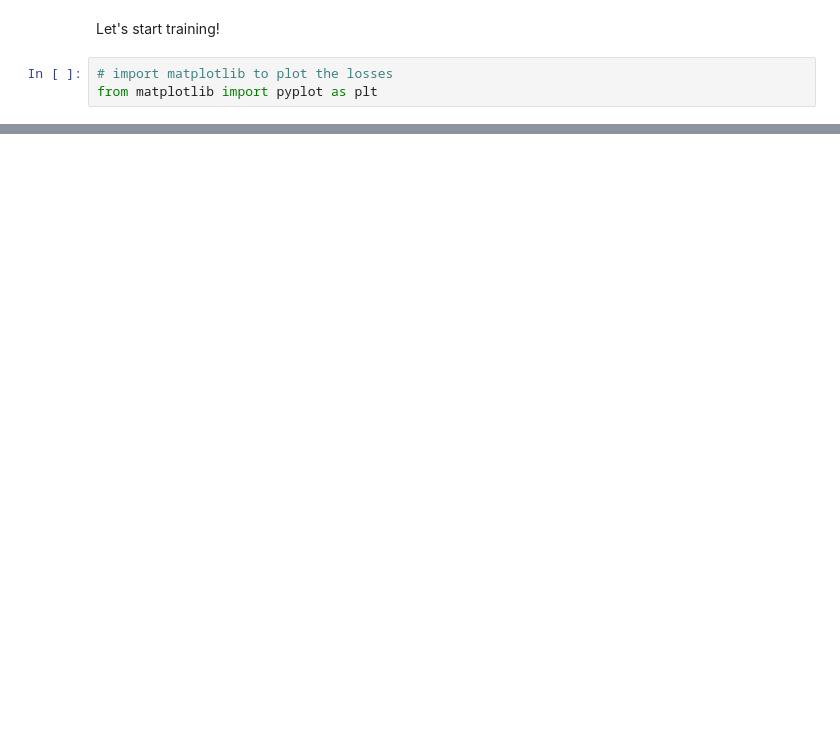
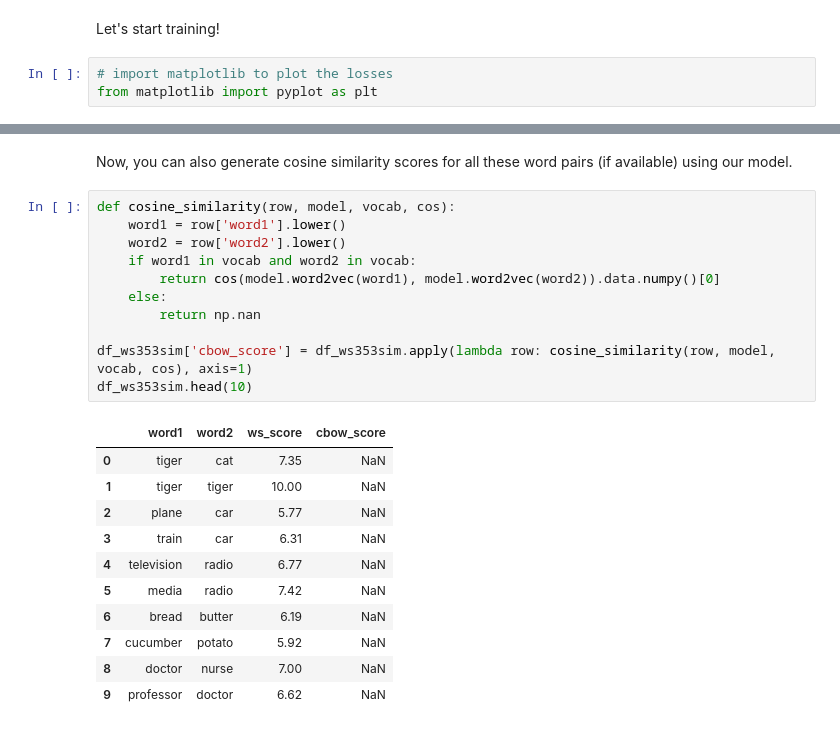
Before and after one commit to sidenver/word2vec_assignment, a Jupyter notebook: w2v_hw/w2v_hw.ipynb, the cells around one changed output, grey strips where cells are left out. Cells and saved outputs as stored; diff of their text form; blank space fills up the shorter version.

```diff
--- a/w2v_hw/w2v_hw.ipynb
+++ b/w2v_hw/w2v_hw.ipynb
@@ -533,0 +542,25 @@ for i in range(NUM_EPOCHS):
+# %% [markdown]
+Now, you can also generate cosine similarity scores for all these word pairs (if available) using our model.
+# %%
+def cosine_similarity(row, model, vocab, cos):
+    word1 = row['word1'].lower()
+    word2 = row['word2'].lower()
+    if word1 in vocab and word2 in vocab:
+        return cos(model.word2vec(word1), model.word2vec(word2)).data.numpy()[0]
+    else:
+        return np.nan
+
+df_ws353sim['cbow_score'] = df_ws353sim.apply(lambda row: cosine_similarity(row, model, vocab, cos), axis=1)
+df_ws353sim.head(10)
+# %% [output]
+|  | word1 | word2 | ws_score | cbow_score |
+| 0 | tiger | cat | 7.35 | NaN |
+| 1 | tiger | tiger | 10.00 | NaN |
+| 2 | plane | car | 5.77 | NaN |
+| 3 | train | car | 6.31 | NaN |
+| 4 | television | radio | 6.77 | NaN |
+| 5 | media | radio | 7.42 | NaN |
+| 6 | bread | butter | 6.19 | NaN |
+| 7 | cucumber | potato | 5.92 | NaN |
+| 8 | doctor | nurse | 7.00 | NaN |
+| 9 | professor | doctor | 6.62 | NaN |
```
Also changed, not shown: parts of 79 cells of this notebook, 15 other files.
